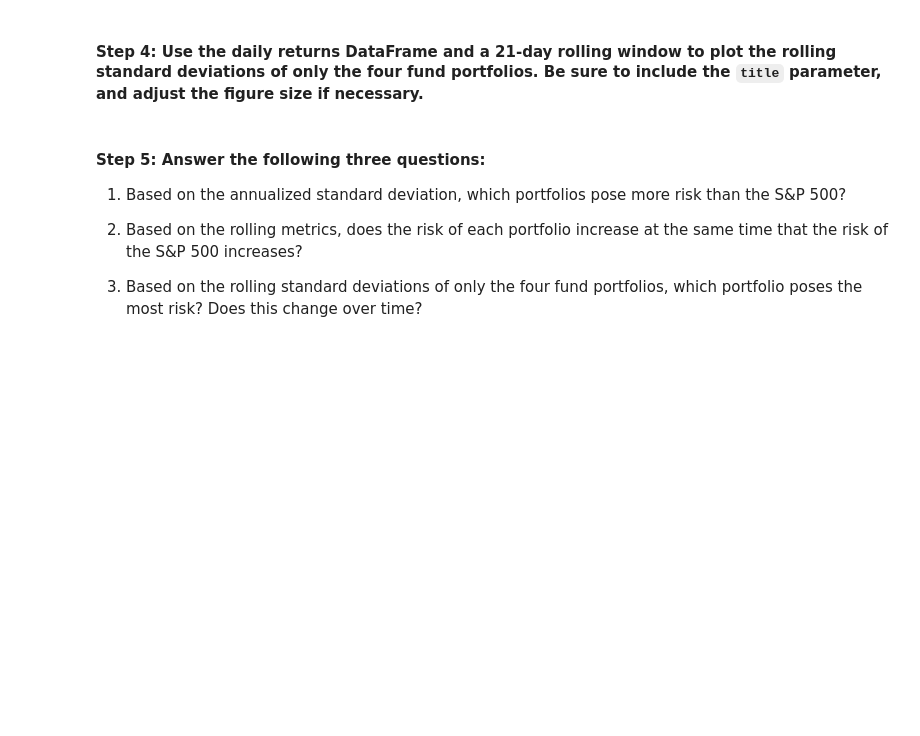
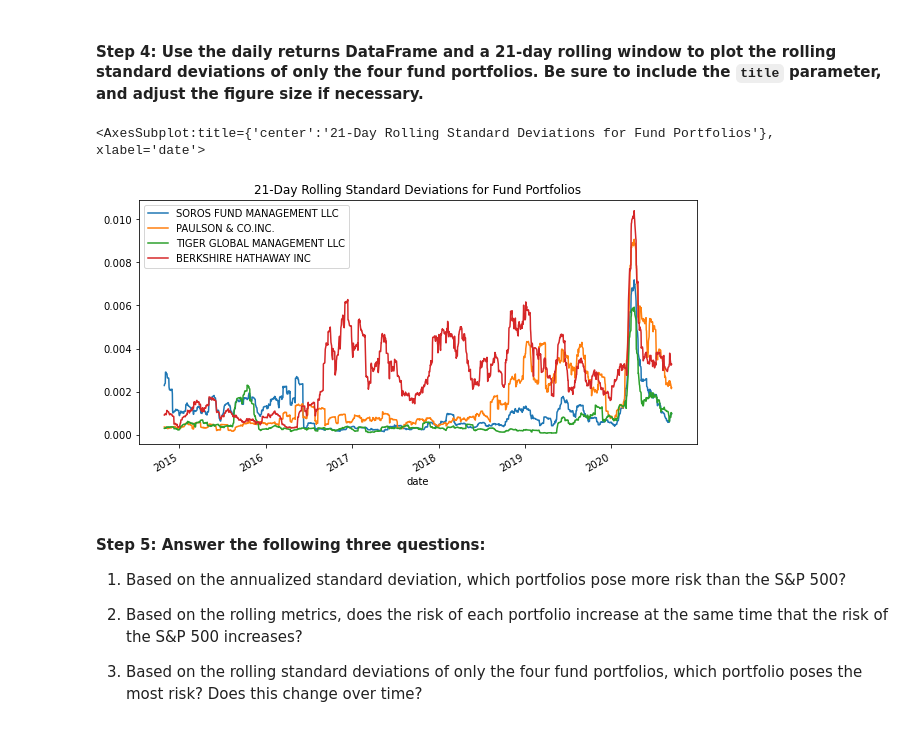
Before and after one commit to abcarmin/Module-4-Challenge, a Jupyter notebook: risk_return_analysis.ipynb, the cells around one changed output. Saved outputs shown, nothing was run; the diff lists cells and outputs as text; code cells hidden in the pictures; blank space fills up the shorter version.

```diff
--- a/risk_return_analysis.ipynb
+++ b/risk_return_analysis.ipynb
@@ -247,7 +268,10 @@ Evaluate the risk profile of each portfolio by using the standard deviation and
 # %%
 # Using the daily return data and a 21-day rolling window, plot the rolling standard deviation of just the 4 portfolios.
 # Include a title parameter and adjust the figure size
-# YOUR CODE HERE
+daily_returns_fund_portfolios.rolling(window=21).std().plot(title='21-Day Rolling Standard Deviations for Fund Portfolios', figsize=(10,5))
+# %% [output]
+<AxesSubplot:title={'center':'21-Day Rolling Standard Deviations for Fund Portfolios'}, xlabel='date'>
+[figure, added]
 # %% [markdown]
 #### Step 5: Answer the following three questions:
 
```
Also changed, not shown: parts of 7 cells of this notebook.
